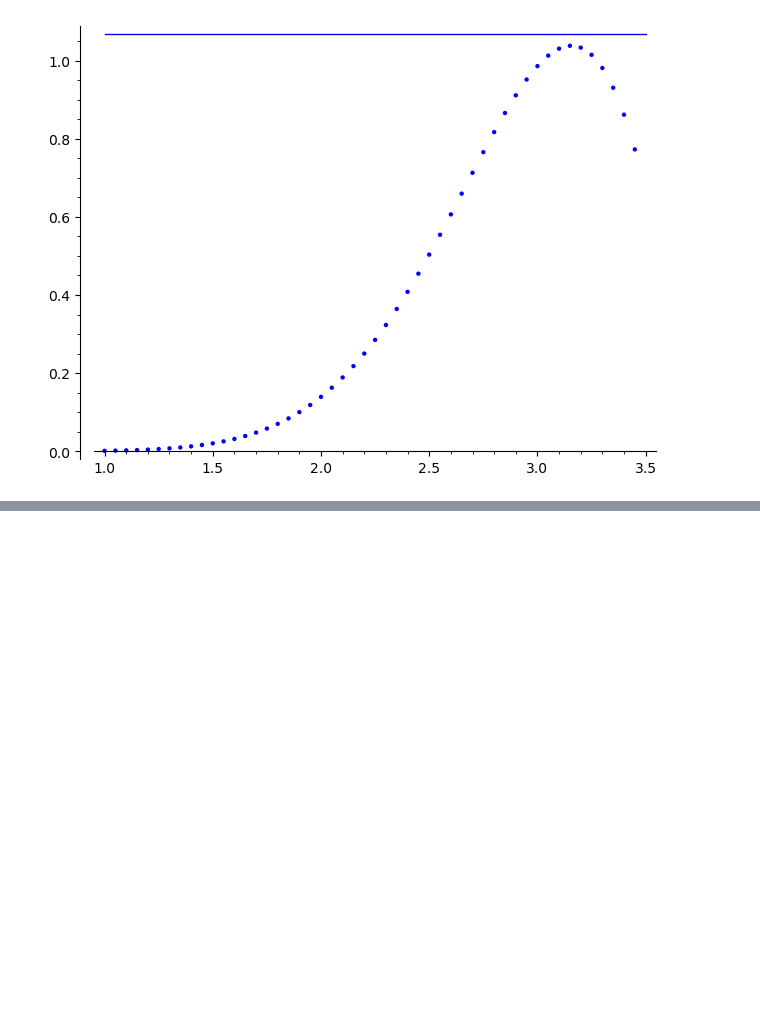
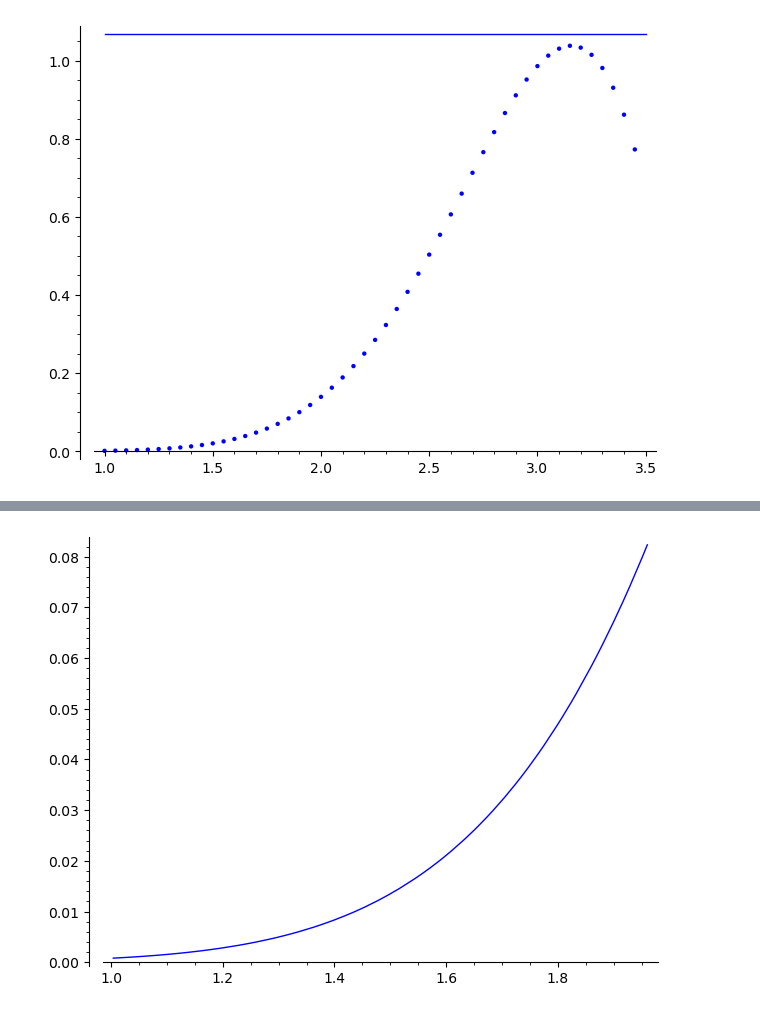
Before and after one commit to joelcrey/JupyterNotebooks, a Jupyter notebook: notebooks/volumeestimates.ipynb, the cells around one changed output, grey strips where cells are left out. Cells and saved outputs as stored; diff of their text form; code cells hidden in the pictures; blank space fills up the shorter version.

```diff
--- a/notebooks/volumeestimates.ipynb
+++ b/notebooks/volumeestimates.ipynb
@@ -56,3 +130,8 @@ points([max_G(e,d) for e in range(5,30)],color='red')+line([(0,1.125),(30,1.125)
+# %%
+d = 6
+rg0,rg1 = 1,3.5
+#points([max_G(e,d) for e in range(5,30)],color='red')+line([(0,1.125),(30,1.125)],color='green')+line([(0,17/15),(30,17/15)],color='blue')
+sum(plot(G(e0,d),(rg0,rg1),rgbcolor=hue(0.4/137*e0),ymin=-0.5) for e0 in range(4,137))+line([(rg0,5/4),(rg1,5/4)],color='blue',legend_label='$e_{HK}(R_{2,5})$')
 # %% [markdown]
 The cell below is the plot of the volume estime given by Aberbach–Enescu, 2012, as a function on $s$ for the case of dimension 7 and multiplicity 6, and the line representing the value of the Hilbert–Kunz multiplicity of the quadric of dimension 7 and characteristic 2. It is not enough for us: as you can see, for every $s$, the volume estimate is smaller than the value we want it to exceed... And even if you compare it with that value but for characteristic 3, the volume estimate is still short! That is why Aberbach and Cox-Steib did new things.
 # %%
@@ -64,0 +179,6 @@ point([(s/a,e*(v(d,s/a)-(e-2)*v(d,s/a-1))) for s in range(20,70)])+line([(1,16/1
+# %%
+e0 = 4
+inter = spline([(s/a,e0*(v(d,s/a)-(e0-1)*(s/a-1)^d/factorial(d))) for s in range(a*rg0,a*rg1)])
+# %%
+plot(inter,(0,3))
+# %% [output]
@@ -64,0 +187 @@ point([(s/a,e*(v(d,s/a)-(e-2)*v(d,s/a-1))) for s in range(20,70)])+line([(1,16/1
+[figure, added]
```
Also changed, not shown: parts of 14 cells of this notebook, 11 other files.
